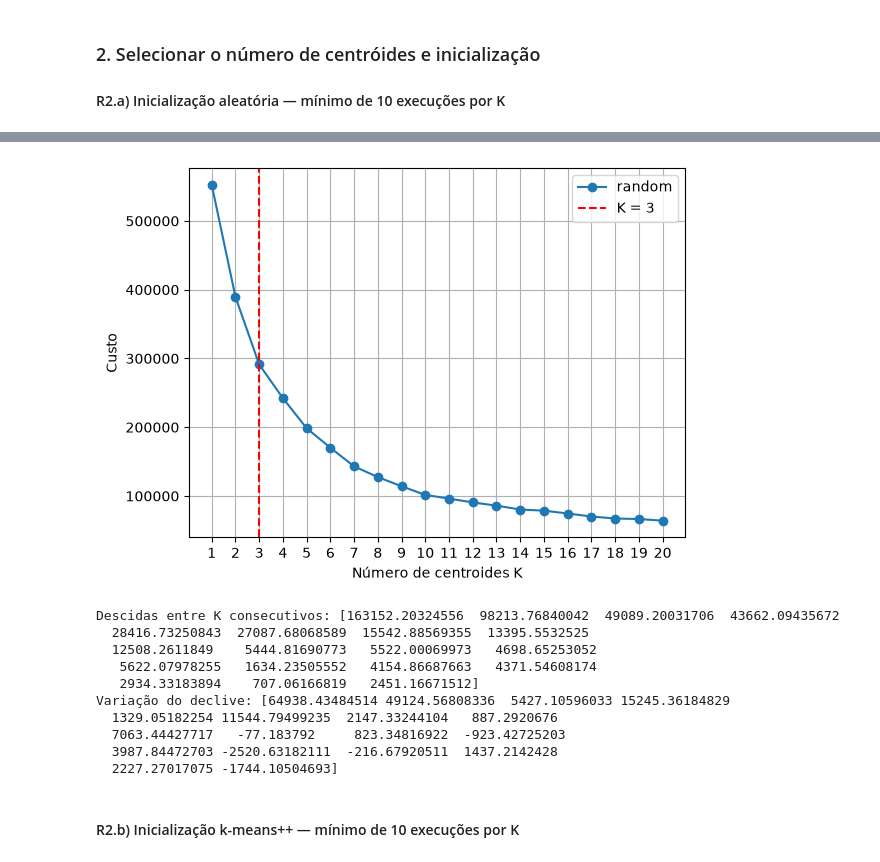
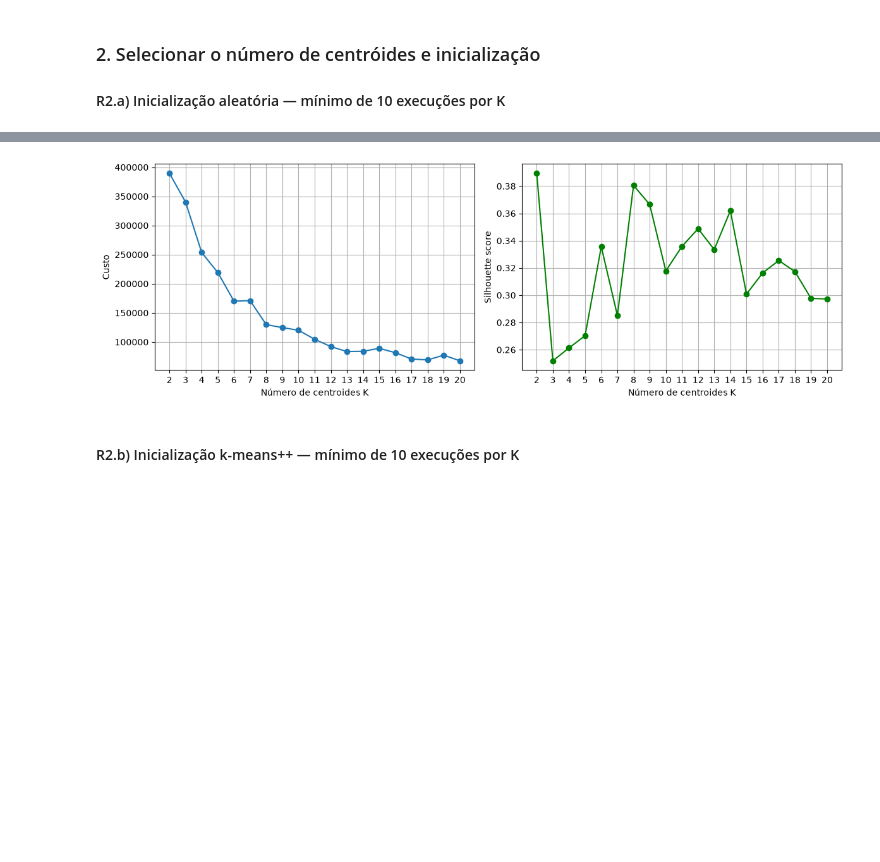
Before and after one commit to Ribz4306/LAB-IAAUT, a Jupyter notebook: lab1.ipynb, the cells around one changed output, grey strips where cells are left out. Cells and saved outputs as stored; diff of their text form; code cells hidden in the pictures; blank space fills up the shorter version.

```diff
--- a/lab1.ipynb
+++ b/lab1.ipynb
@@ -108,15 +108,16 @@ def kmeans(X, K, flag):
 
 #### R2.a) Inicialização aleatória — mínimo de 10 execuções por K
 # %%
-Ks = list(range(1, 21))
-n_runs = 10
+Ks = list(range(2, 21))
 
-custos_a = np.zeros((len(Ks), n_runs))   # linha = K, coluna = execução
+custos_a = np.zeros(len(Ks))
+sil_a    = np.zeros(len(Ks))
+
 for i, K in enumerate(Ks):
-    for r in range(n_runs):
-        C, s = kmeans(X_norm, K, 0)
-        custos_a[i, r] = kmeans_custo(X_norm, C, s)
-    print(f"K = {K} feito")
+    C, s = kmeans(X_norm, K, 0)                  # random, uma execução
+    custos_a[i] = kmeans_custo(X_norm, C, s)
+    sil_a[i]    = silhouette_score(X_norm, s)
+    print(f"K = {K}: custo = {custos_a[i]:.0f}, silhouette = {sil_a[i]:.3f}")
 
-min_random = np.min(custos_a, axis=1)
+print("Melhor K pelo silhouette:", Ks[np.argmax(sil_a)])
 # %% [output]
@@ -143,28 +144,22 @@ K = 20 feito
 # %%
-plt.plot(Ks, min_random, 'o-', label='random')
-plt.axvline(x=3, color='red', linestyle='--', label='K = 3')
-plt.xlabel('Número de centroides K')
-plt.ylabel('Custo')
-plt.xticks(Ks)
-plt.legend()
-plt.grid(True)
+fig, axs = plt.subplots(1, 2, figsize=(12, 4))
+
+axs[0].plot(Ks, custos_a, 'o-')
+axs[0].set_xlabel('Número de centroides K')
+axs[0].set_ylabel('Custo')
+axs[0].set_xticks(Ks)
+axs[0].grid(True)
+
+axs[1].plot(Ks, sil_a, 'o-', color='green')
+axs[1].set_xlabel('Número de centroides K')
+axs[1].set_ylabel('Silhouette score')
+axs[1].set_xticks(Ks)
+axs[1].grid(True)
+
+plt.tight_layout()
 plt.savefig('R2a.png', dpi=150)
 plt.show()
-
-descidas = -np.diff(min_random)
-print("Descidas entre K consecutivos:", descidas)
-print("Variação do declive:", -np.diff(descidas))
 # %% [output]
-[figure, old version]
+[figure, new version]
-Descidas entre K consecutivos: [163152.20324556  98213.76840042  49089.20031706  43662.09435672
-  28416.73250843  27087.68068589  15542.88569355  13395.5532525
-  12508.2611849    5444.81690773   5522.00069973   4698.65253052
-   5622.07978255   1634.23505552   4154.86687663   4371.54608174
-   2934.33183894    707.06166819   2451.16671512]
-Variação do declive: [64938.43484514 49124.56808336  5427.10596033 15245.36184829
-  1329.05182254 11544.79499235  2147.33244104   887.2920676
-  7063.44427717   -77.183792     823.34816922  -923.42725203
-  3987.84472703 -2520.63182111  -216.67920511  1437.2142428
-  2227.27017075 -1744.10504693]
 # %% [markdown]
 #### R2.b) Inicialização k-means++ — mínimo de 10 execuções por K
```
Also changed, not shown: parts of 6 cells of this notebook, 3 other files.
